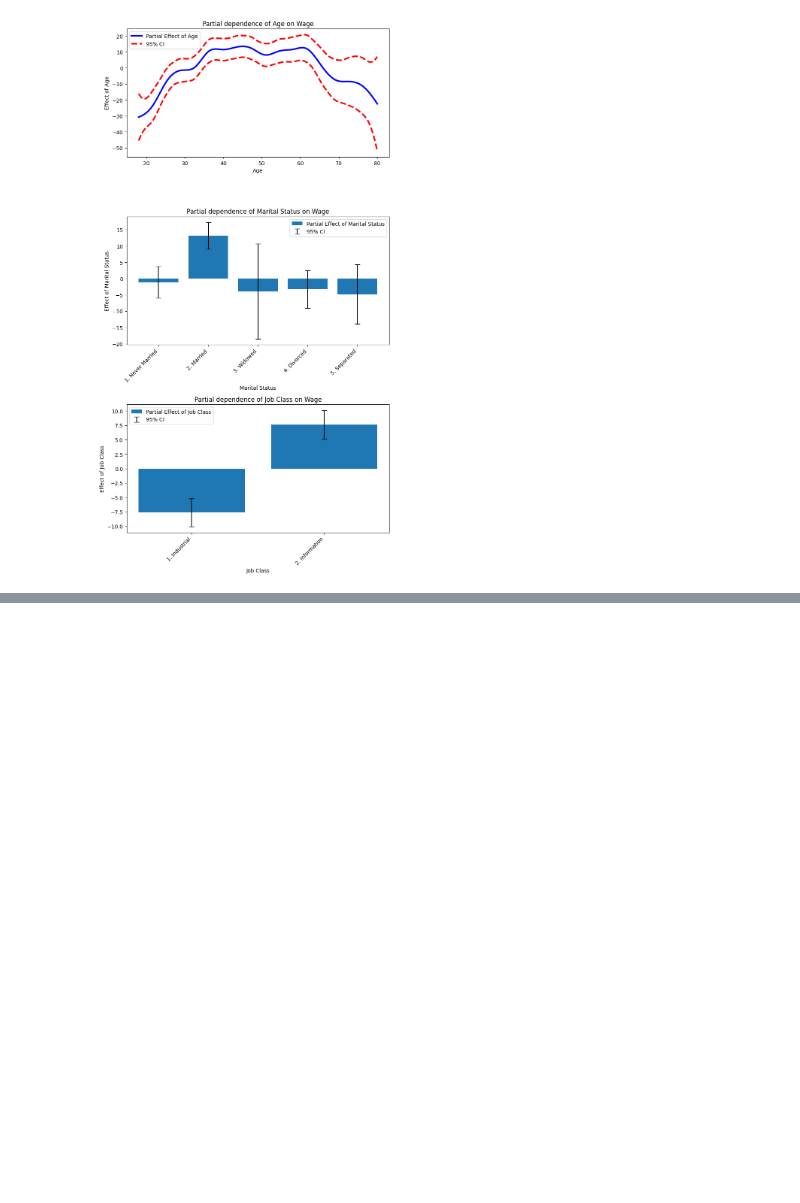
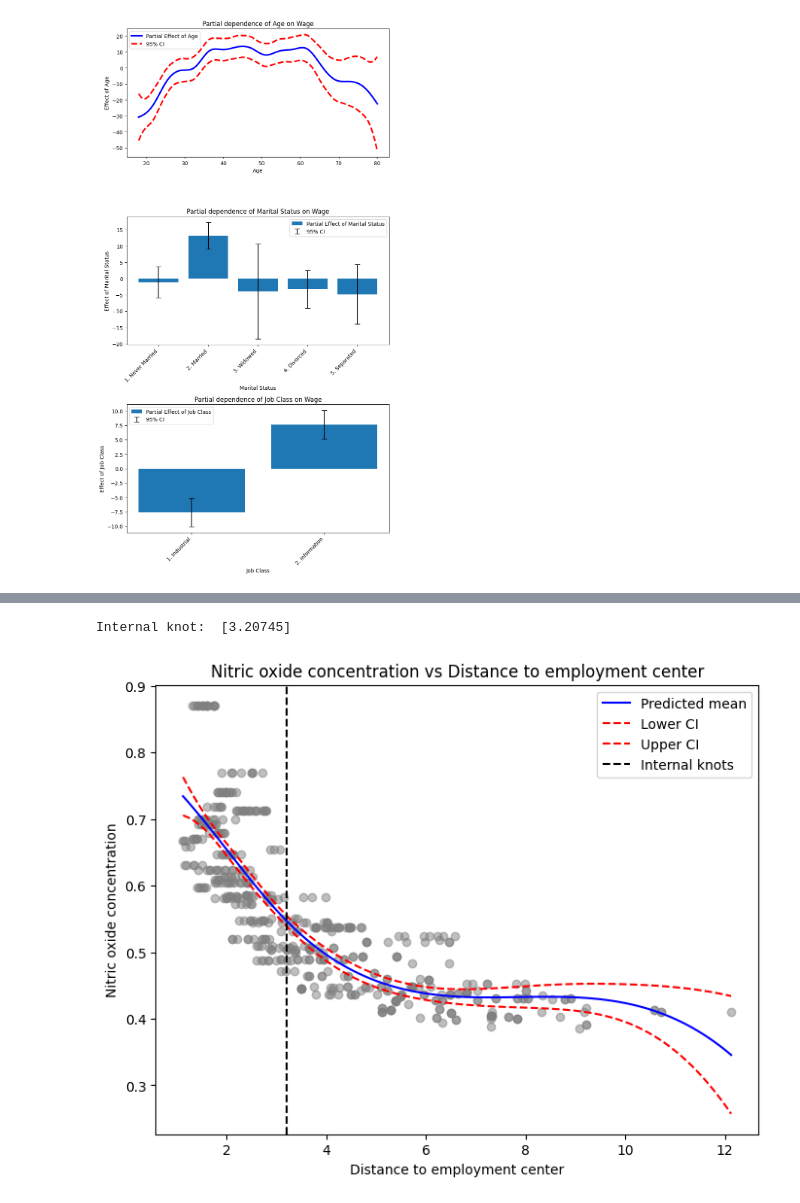
Before and after one commit to nhitran-00/ISL, a Jupyter notebook: chapter_7.ipynb, the cells around one changed output, grey strips where cells are left out. Cells and saved outputs as stored; diff of their text form; code cells hidden in the pictures; blank space fills up the shorter version.

```diff
--- a/chapter_7.ipynb
+++ b/chapter_7.ipynb
@@ -502,0 +624,5 @@ Notes:
+# %%
+bs_dis = MS([bs('dis', df=4, degree=3, name='bs(dis)')])
+Xbs = bs_dis.fit_transform(Boston)
+model = sm.OLS(y, Xbs).fit()
+display(model.summary())
@@ -502,0 +652,24 @@ Notes:
+# %%
+fig, ax = plt.subplots(figsize=(8, 6))
+
+ax.scatter(X, y, c='gray',alpha=0.5)
+ax.set_xlabel('Distance to employment center')
+ax.set_ylabel('Nitric oxide concentration')
+ax.set_title('Nitric oxide concentration vs Distance to employment center')
+
+preds = model.get_prediction(bs_dis.transform(pd.DataFrame({'dis': x_vis})))
+conf_int = preds.conf_int(alpha=0.05)
+for val, ls, label_ in zip([preds.predicted_mean, conf_int[:, 0], conf_int[:, 1]], \
+    ['b-', 'r--', 'r--'], ['Predicted mean', 'Lower CI', 'Upper CI']):
+    ax.plot(x_vis, val, ls, label=label_)
+
+# retrive the internal knots and plot them
+knots = BSpline(df=4).fit(Boston['dis']).internal_knots_
+for knot in knots:
+    ax.axvline(x=knot, color='k', linestyle='--', label='Internal knots')
+
+ax.legend();
+print("Internal knot: ", knots)
+# %% [output]
+Internal knot:  [3.20745]
+[figure, added]
```
Also changed, not shown: parts of 17 cells of this notebook.
